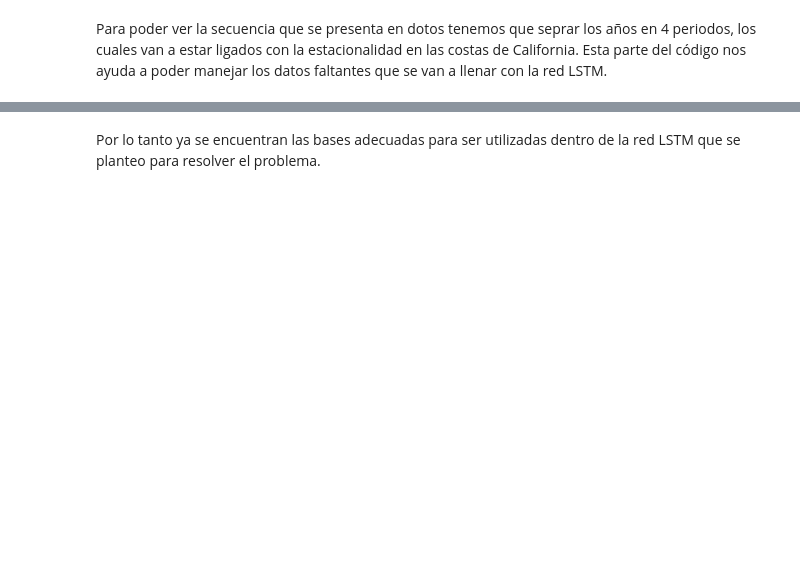
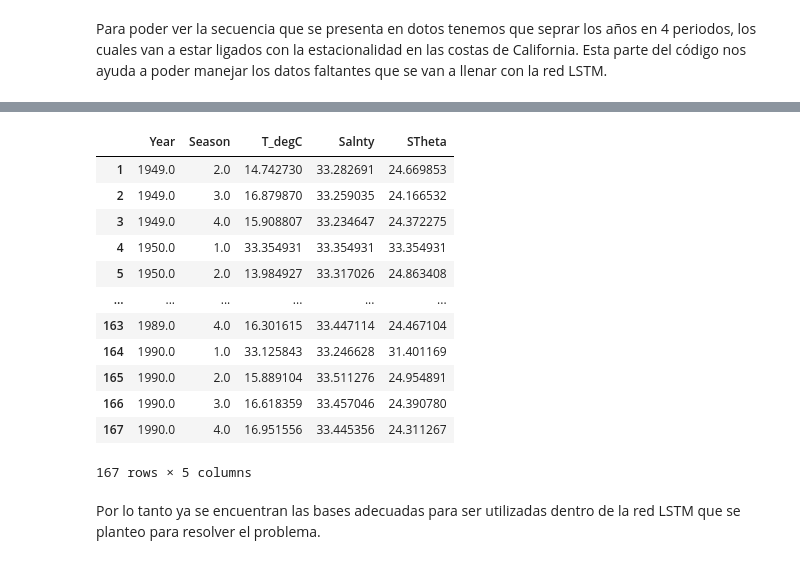
Before and after one commit to Lmdela/Trabajo-de-Mineria-de-Datos, a Jupyter notebook: Adecuación_de_la_base_de_datos.ipynb, the cells around one changed output, grey strips where cells are left out. Saved outputs shown, nothing was run; the diff lists cells and outputs as text; code cells hidden in the pictures; blank space fills up the shorter version.

```diff
--- a/Adecuación_de_la_base_de_datos.ipynb
+++ b/Adecuación_de_la_base_de_datos.ipynb
@@ -279,3 +396,20 @@ highdata
+# %%
+pd.set_option('display.max_rows', 10)
+lowdata
+# %% [output]
+|  | Year | Season | T_degC | Salnty | STheta |
+| 1 | 1949.0 | 2.0 | 14.742730 | 33.282691 | 24.669853 |
+| 2 | 1949.0 | 3.0 | 16.879870 | 33.259035 | 24.166532 |
+| 3 | 1949.0 | 4.0 | 15.908807 | 33.234647 | 24.372275 |
+| 4 | 1950.0 | 1.0 | 33.354931 | 33.354931 | 33.354931 |
+| 5 | 1950.0 | 2.0 | 13.984927 | 33.317026 | 24.863408 |
+| ... | ... | ... | ... | ... | ... |
+| 163 | 1989.0 | 4.0 | 16.301615 | 33.447114 | 24.467104 |
+| 164 | 1990.0 | 1.0 | 33.125843 | 33.246628 | 31.401169 |
+| 165 | 1990.0 | 2.0 | 15.889104 | 33.511276 | 24.954891 |
+| 166 | 1990.0 | 3.0 | 16.618359 | 33.457046 | 24.390780 |
+| 167 | 1990.0 | 4.0 | 16.951556 | 33.445356 | 24.311267 |
+167 rows × 5 columns
 # %%
 lowdata.to_csv (r'C:\Users\USER\Documents\low.csv', index = False, header=True)
 middata.to_csv (r'C:\Users\USER\Documents\mid.csv', index = False, header=True)
```
Also changed, not shown: parts of 11 cells of this notebook.
